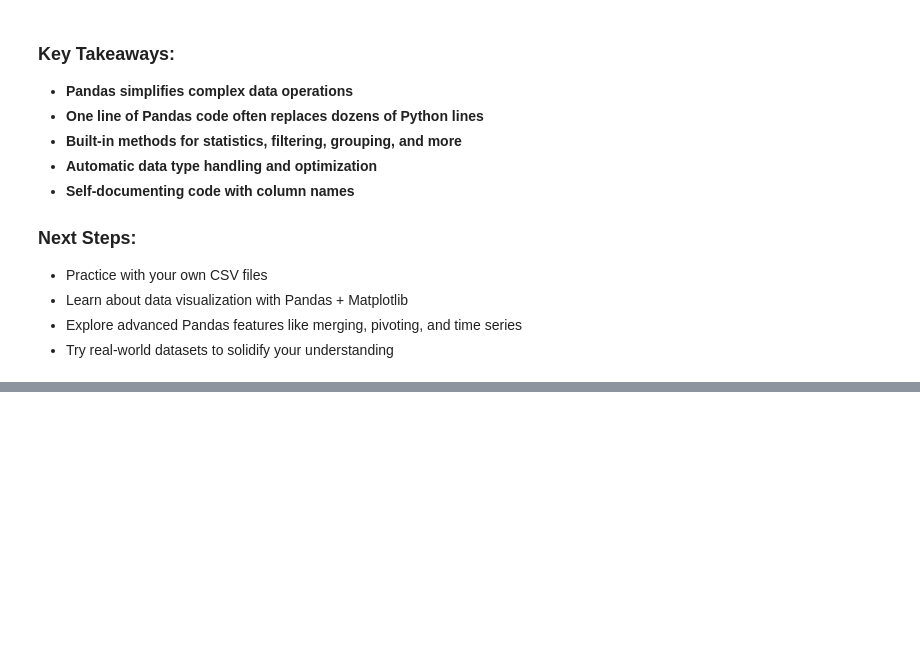
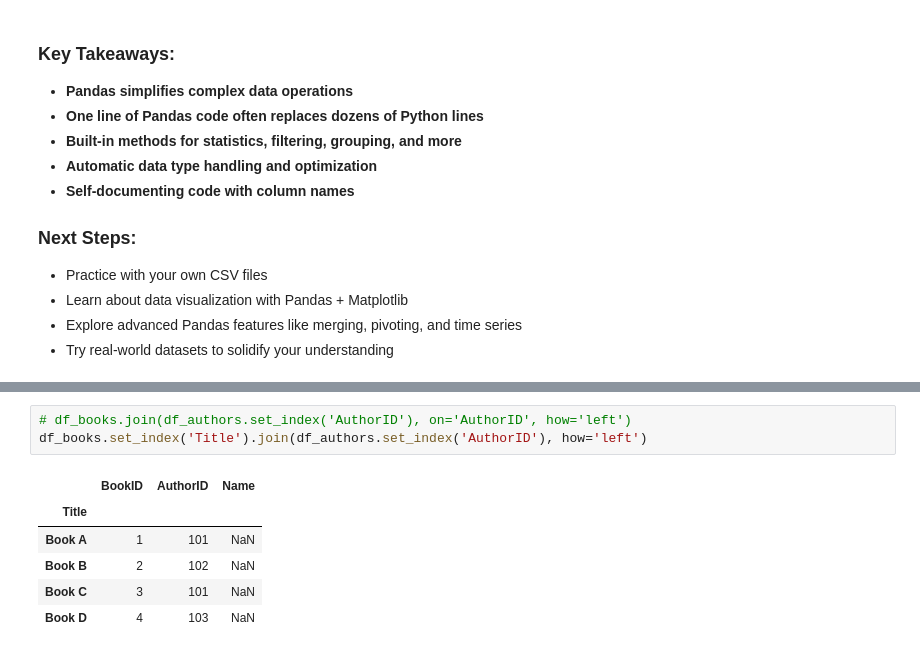
Before and after one commit to Sandy008/Python_SCMS, a Jupyter notebook: python_tutorial.ipynb, the cells around one changed output, grey strips where cells are left out. Drawn from its saved outputs; the diff is of its cells as text; blank space fills up the shorter version.

```diff
--- a/python_tutorial.ipynb
+++ b/python_tutorial.ipynb
@@ -2303,0 +2383,10 @@ After cleaning the data, try to:
+# %%
+# df_books.join(df_authors.set_index('AuthorID'), on='AuthorID', how='left')
+df_books.set_index('Title').join(df_authors.set_index('AuthorID'), how='left')
+# %% [output]
+|  | BookID | AuthorID | Name |
+| Title |  |  |  |
+| Book A | 1 | 101 | NaN |
+| Book B | 2 | 102 | NaN |
+| Book C | 3 | 101 | NaN |
+| Book D | 4 | 103 | NaN |
```
Also changed, not shown: parts of 4 cells of this notebook, 2 other files.
